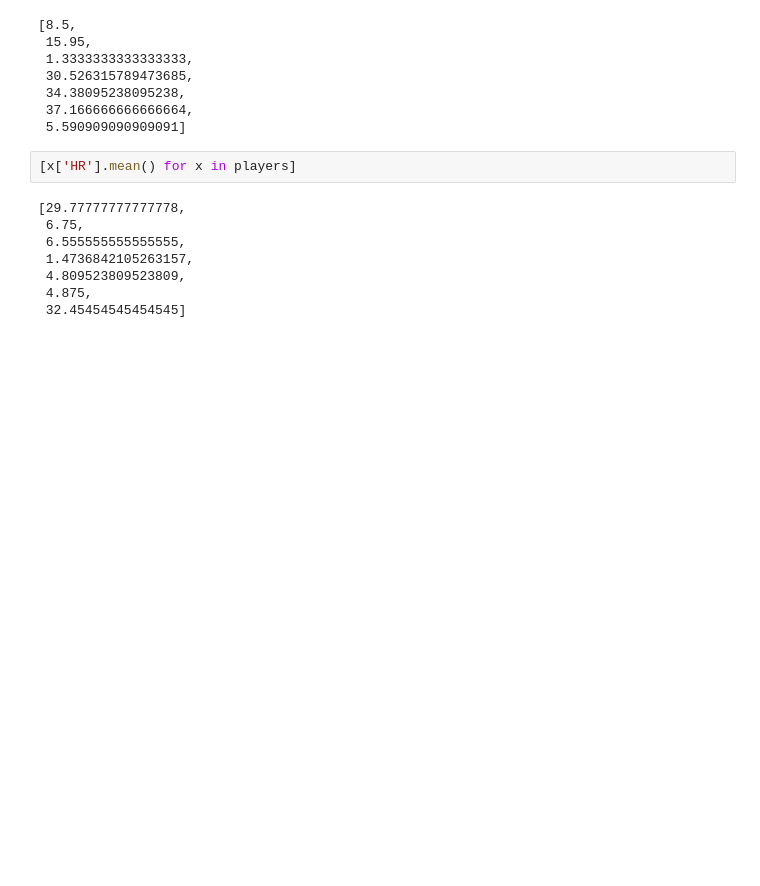
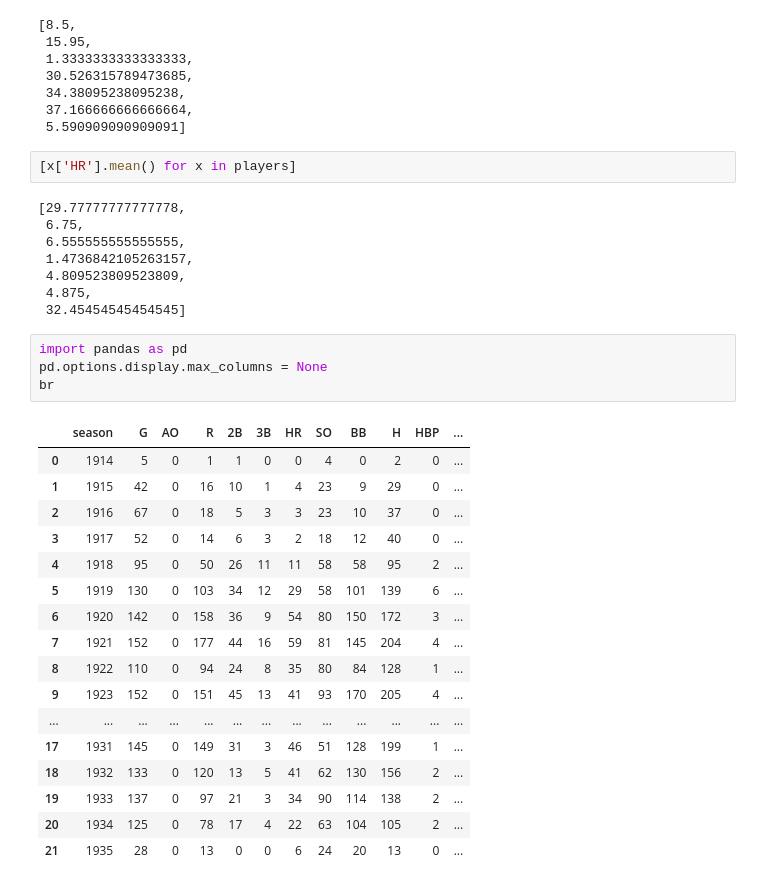
Before and after one commit to digitizdat/mlbstats, a Jupyter notebook: notebook.ipynb, the cells around one changed output. Drawn from its saved outputs; the diff is of its cells as text; blank space fills up the shorter version.

```diff
--- a/notebook.ipynb
+++ b/notebook.ipynb
@@ -108,3 +108,25 @@ players = [mm, tg, wb, oz, hw, tc, br]
  4.809523809523809,
  4.875,
  32.45454545454545]
+# %%
+import pandas as pd
+pd.options.display.max_columns = None
+br
+# %% [output]
+|  | season | G | AO | R | 2B | 3B | HR | SO | BB | H | HBP | ... |
+| 0 | 1914 | 5 | 0 | 1 | 1 | 0 | 0 | 4 | 0 | 2 | 0 | ... |
+| 1 | 1915 | 42 | 0 | 16 | 10 | 1 | 4 | 23 | 9 | 29 | 0 | ... |
+| 2 | 1916 | 67 | 0 | 18 | 5 | 3 | 3 | 23 | 10 | 37 | 0 | ... |
+| 3 | 1917 | 52 | 0 | 14 | 6 | 3 | 2 | 18 | 12 | 40 | 0 | ... |
+| 4 | 1918 | 95 | 0 | 50 | 26 | 11 | 11 | 58 | 58 | 95 | 2 | ... |
+| 5 | 1919 | 130 | 0 | 103 | 34 | 12 | 29 | 58 | 101 | 139 | 6 | ... |
+| 6 | 1920 | 142 | 0 | 158 | 36 | 9 | 54 | 80 | 150 | 172 | 3 | ... |
+| 7 | 1921 | 152 | 0 | 177 | 44 | 16 | 59 | 81 | 145 | 204 | 4 | ... |
+| 8 | 1922 | 110 | 0 | 94 | 24 | 8 | 35 | 80 | 84 | 128 | 1 | ... |
+| 9 | 1923 | 152 | 0 | 151 | 45 | 13 | 41 | 93 | 170 | 205 | 4 | ... |
+| ... | ... | ... | ... | ... | ... | ... | ... | ... | ... | ... | ... | ... |
+| 17 | 1931 | 145 | 0 | 149 | 31 | 3 | 46 | 51 | 128 | 199 | 1 | ... |
+| 18 | 1932 | 133 | 0 | 120 | 13 | 5 | 41 | 62 | 130 | 156 | 2 | ... |
+| 19 | 1933 | 137 | 0 | 97 | 21 | 3 | 34 | 90 | 114 | 138 | 2 | ... |
+| 20 | 1934 | 125 | 0 | 78 | 17 | 4 | 22 | 63 | 104 | 105 | 2 | ... |
+| 21 | 1935 | 28 | 0 | 13 | 0 | 0 | 6 | 24 | 20 | 13 | 0 | ... |
```
Also changed, not shown: parts of 8 cells of this notebook.
